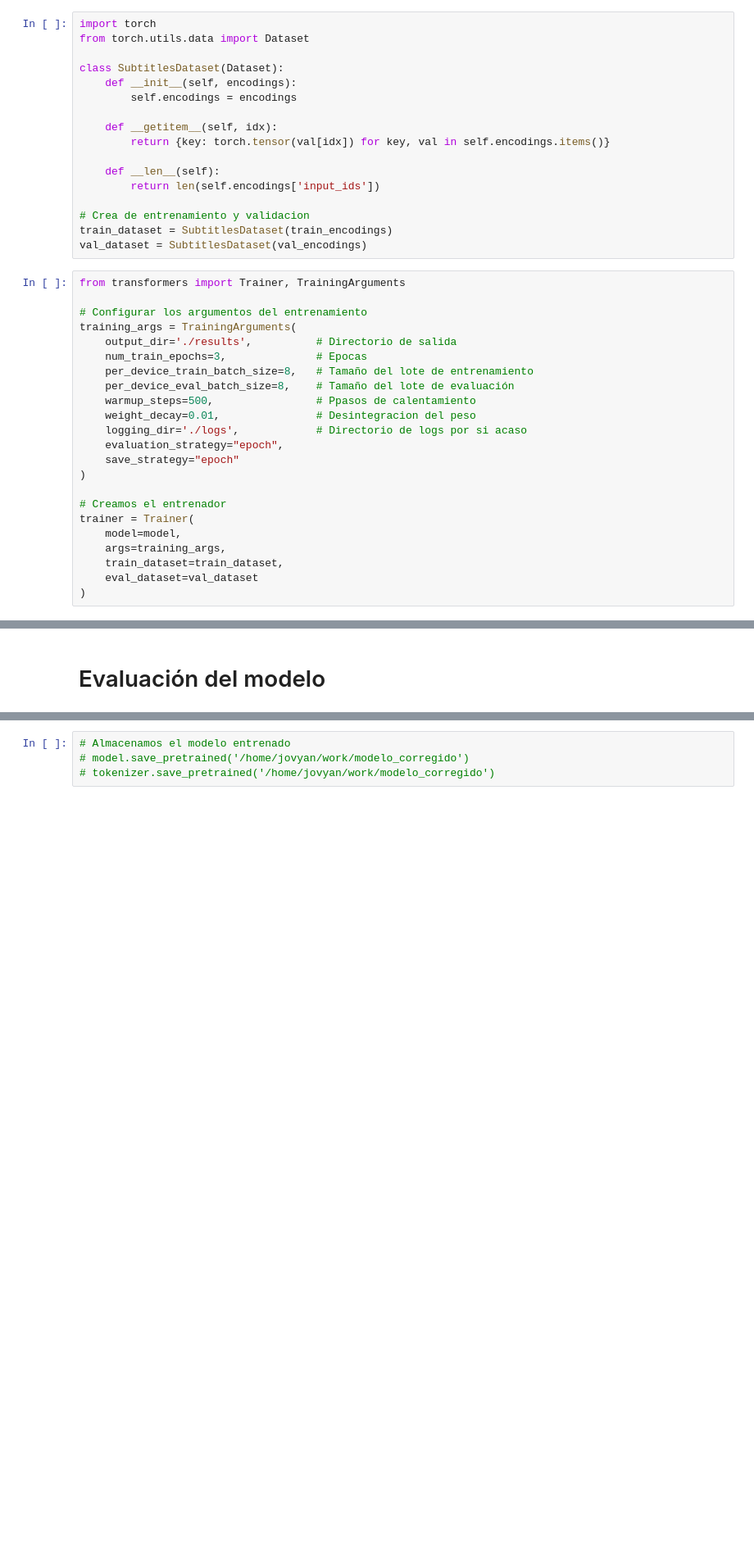
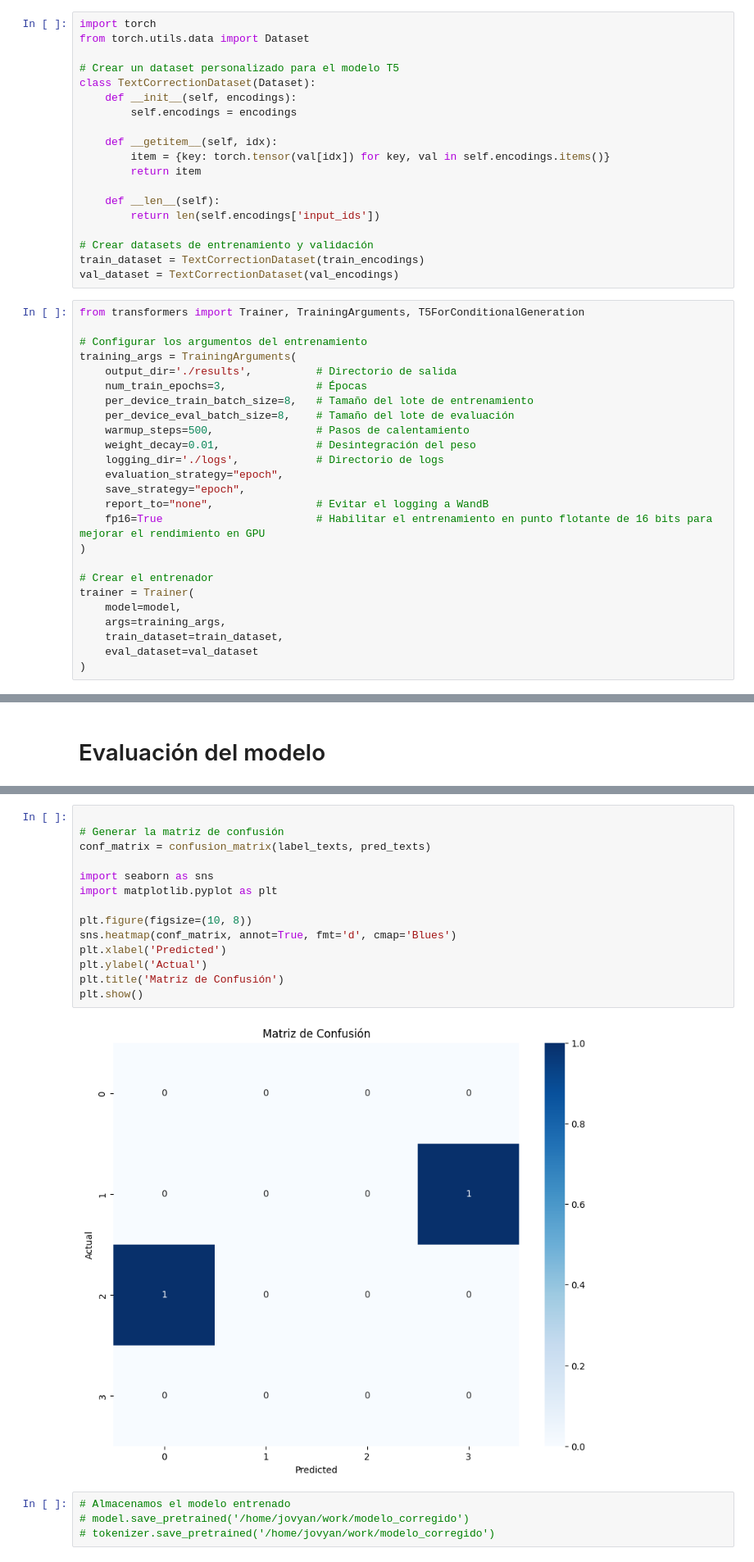
Before and after one commit to EnriqueMF/nlp_enrique, a Jupyter notebook: notebooks/correccion_con_modelo.ipynb, the cells around one changed output, grey strips where cells are left out. Shown: that part at 82% size. Drawn from its saved outputs; the diff is of its cells as text; blank space fills up the shorter version.

Commit message:
Fixed issues in model

```diff
--- a/notebooks/correccion_con_modelo.ipynb
+++ b/notebooks/correccion_con_modelo.ipynb
@@ -72,36 +67,40 @@ Special tokens have been added in the vocabulary, make sure the associated word
 import torch
 from torch.utils.data import Dataset
 
-class SubtitlesDataset(Dataset):
+# Crear un dataset personalizado para el modelo T5
+class TextCorrectionDataset(Dataset):
     def __init__(self, encodings):
         self.encodings = encodings
 
     def __getitem__(self, idx):
-        return {key: torch.tensor(val[idx]) for key, val in self.encodings.items()}
+        item = {key: torch.tensor(val[idx]) for key, val in self.encodings.items()}
+        return item
 
     def __len__(self):
         return len(self.encodings['input_ids'])
 
-# Crea de entrenamiento y validacion
-train_dataset = SubtitlesDataset(train_encodings)
-val_dataset = SubtitlesDataset(val_encodings)
+# Crear datasets de entrenamiento y validación
+train_dataset = TextCorrectionDataset(train_encodings)
+val_dataset = TextCorrectionDataset(val_encodings)
 # %%
-from transformers import Trainer, TrainingArguments
+from transformers import Trainer, TrainingArguments, T5ForConditionalGeneration
 
 # Configurar los argumentos del entrenamiento
 training_args = TrainingArguments(
     output_dir='./results',          # Directorio de salida
-    num_train_epochs=3,              # Epocas
+    num_train_epochs=3,              # Épocas
     per_device_train_batch_size=8,   # Tamaño del lote de entrenamiento
     per_device_eval_batch_size=8,    # Tamaño del lote de evaluación
-    warmup_steps=500,                # Ppasos de calentamiento
-    weight_decay=0.01,               # Desintegracion del peso
-    logging_dir='./logs',            # Directorio de logs por si acaso
+    warmup_steps=500,                # Pasos de calentamiento
+    weight_decay=0.01,               # Desintegración del peso
+    logging_dir='./logs',            # Directorio de logs
     evaluation_strategy="epoch",
-    save_strategy="epoch"
+    save_strategy="epoch",
+    report_to="none",                # Evitar el logging a WandB
+    fp16=True                        # Habilitar el entrenamiento en punto flotante de 16 bits para mejorar el rendimiento en GPU
 )
 
-# Creamos el entrenador
+# Crear el entrenador
 trainer = Trainer(
     model=model,
     args=training_args,
@@ -131,3 +236,19 @@ Resultados de la evaluación: {'eval_loss': 12.44946575164795, 'eval_runtime': 0
+# %%
+
+# Generar la matriz de confusión
+conf_matrix = confusion_matrix(label_texts, pred_texts)
+
+import seaborn as sns
+import matplotlib.pyplot as plt
+
+plt.figure(figsize=(10, 8))
+sns.heatmap(conf_matrix, annot=True, fmt='d', cmap='Blues')
+plt.xlabel('Predicted')
+plt.ylabel('Actual')
+plt.title('Matriz de Confusión')
+plt.show()
+# %% [output]
+[figure, added]
 # %%
 # Almacenamos el modelo entrenado
 # model.save_pretrained('/home/jovyan/work/modelo_corregido')
```
Also changed, not shown: parts of 11 cells of this notebook, 4 other files.
